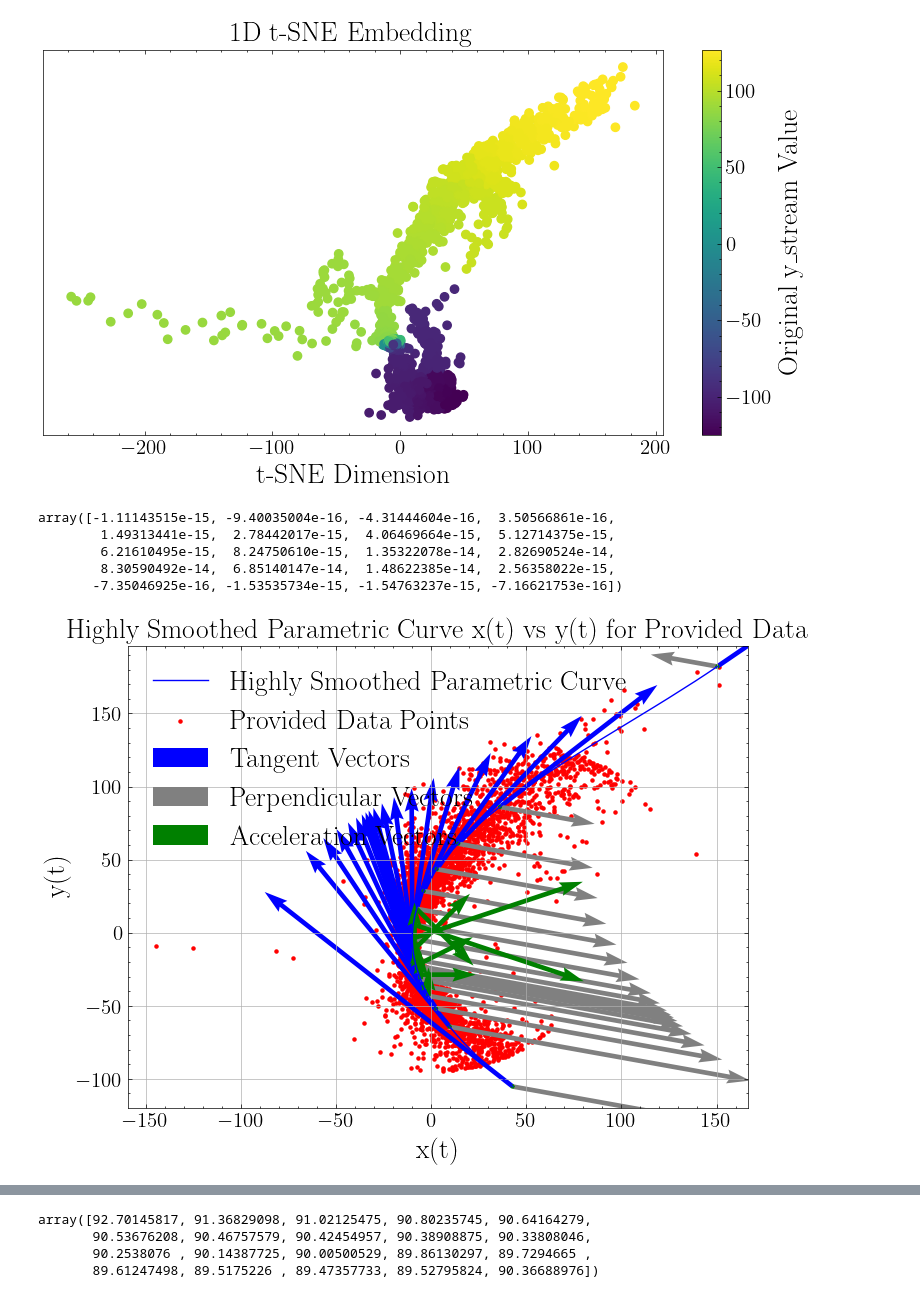
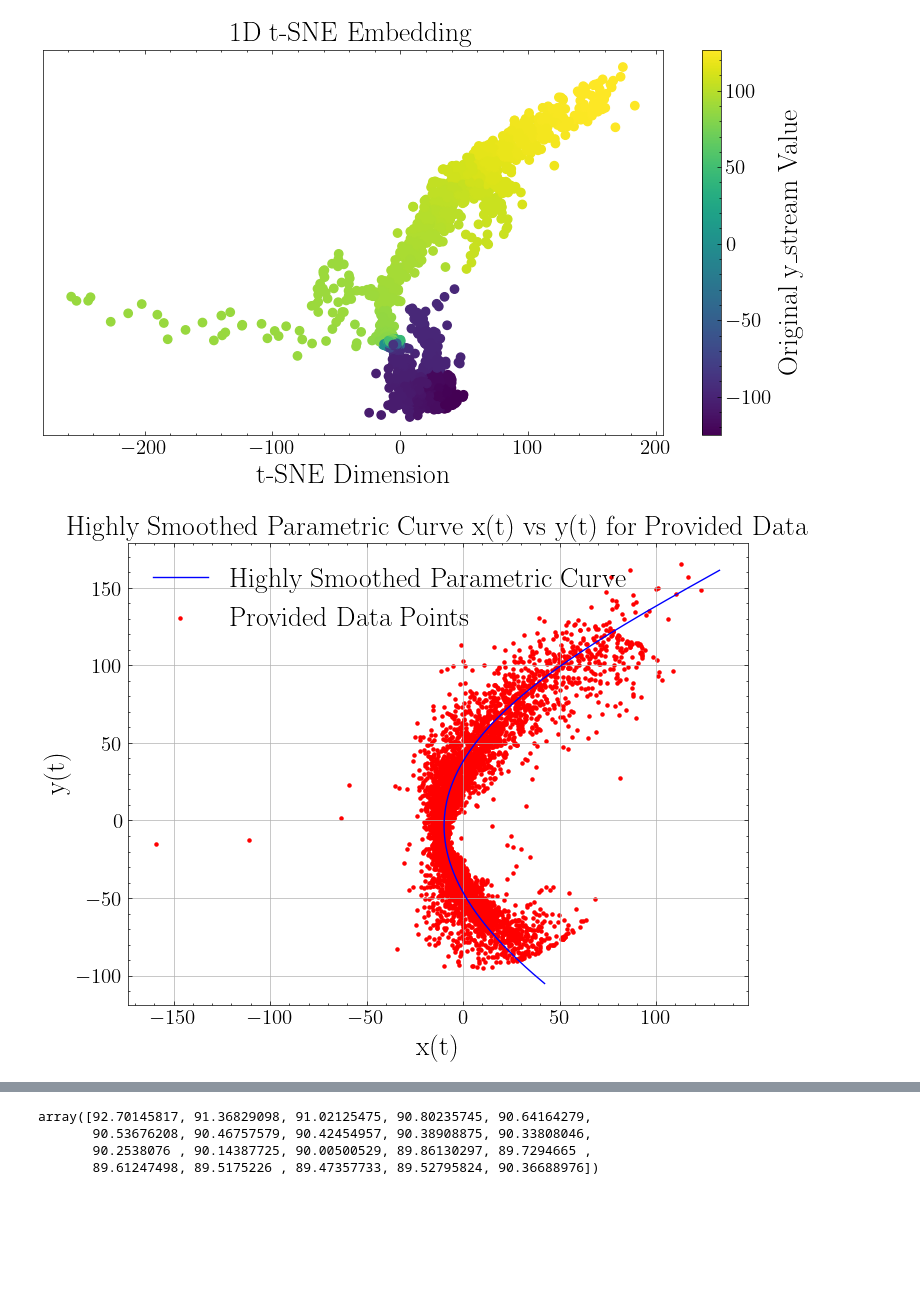
Before and after one commit to David-Chemaly/Nibaueur2023, a Jupyter notebook: stream_simulation.ipynb, the cells around one changed output, grey strips where cells are left out. Cells and saved outputs as stored; diff of their text form; code cells hidden in the pictures; blank space fills up the shorter version.

```diff
--- a/stream_simulation.ipynb
+++ b/stream_simulation.ipynb
@@ -362,14 +362,6 @@ plt.yticks([])
 plt.show()
 # %% [output]
 [figure]
-# %%
-acc_x
-# %% [output]
-array([-1.11143515e-15, -9.40035004e-16, -4.31444604e-16,  3.50566861e-16,
-        1.49313441e-15,  2.78442017e-15,  4.06469664e-15,  5.12714375e-15,
-        6.21610495e-15,  8.24750610e-15,  1.35322078e-14,  2.82690524e-14,
-        8.30590492e-14,  6.85140147e-14,  1.48622385e-14,  2.56358022e-15,
-       -7.35046925e-16, -1.53535734e-15, -1.54763237e-15, -7.16621753e-16])
 # %%
 # Try Scipy
 
@@ -408,46 +400,46 @@ x_dense_highly_smoothed = spline_x_highly_smoothed(t_sorted_pca)
 y_dense_highly_smoothed = spline_y_highly_smoothed(t_sorted_pca)
 z_dense_highly_smoothed = spline_y_highly_smoothed(t_sorted_pca)
 
 # Evaluating the highly smoothed seconde derivative splines for a dense set of t-values to plot the parametric curve
 less_dens = np.linspace(sorted_indices_pca.min(),sorted_indices_pca.max(),20).astype(int)
 dx_dense_highly_smoothed = dfx(t_sorted_pca)[less_dens]
 dy_dense_highly_smoothed = dfy(t_sorted_pca)[less_dens]
 
 ddx_dense_highly_smoothed = ddfx(t_sorted_pca)[less_dens]
 ddy_dense_highly_smoothed = ddfy(t_sorted_pca)[less_dens]
 
 # Evaluating acceleration of potential
 x_in = x_dense_highly_smoothed[less_dens] * u.kpc
 y_in = y_dense_highly_smoothed[less_dens] * u.kpc
 z_in = z_dense_highly_smoothed[less_dens] * u.kpc
 acc = halo.acceleration(x_in,y_in,z_in)
 acc_x = acc[0].to(u.km/u.s**2).value
 acc_y = acc[1].to(u.km/u.s**2).value
 
 # Plotting the highly smoothed parametric curve for the provided data
 plt.figure(figsize=(8, 6))
 plt.plot(x_dense_highly_smoothed, y_dense_highly_smoothed, '-b', label='Highly Smoothed Parametric Curve')
 plt.scatter(x_sorted_pca, y_sorted_pca, color='red', marker='o', label='Provided Data Points', s=5)
-plt.quiver(x_dense_highly_smoothed[less_dens],
-           y_dense_highly_smoothed[less_dens],
-           dx_dense_highly_smoothed,
-           dy_dense_highly_smoothed,
-           angles='xy', scale_units='xy', scale=0.01, color='blue', label='Tangent Vectors')
-plt.quiver(x_dense_highly_smoothed[less_dens],
-           y_dense_highly_smoothed[less_dens],
-           ddx_dense_highly_smoothed,
-           ddy_dense_highly_smoothed,
-           angles='xy', scale_units='xy', scale=0.0001, color='grey', label='Perpendicular Vectors')
-plt.quiver(x_dense_highly_smoothed[less_dens],
-           y_dense_highly_smoothed[less_dens],
-           acc_x,
-           acc_y,
-           angles='xy', scale_units='xy', scale=0.000000000000001, color='green', label='Acceleration Vectors')
+# plt.quiver(x_dense_highly_smoothed[less_dens],
+#            y_dense_highly_smoothed[less_dens],
+#            dx_dense_highly_smoothed,
+#            dy_dense_highly_smoothed,
+#            angles='xy', scale_units='xy', scale=0.01, color='blue', label='Tangent Vectors')
+# plt.quiver(x_dense_highly_smoothed[less_dens],
+#            y_dense_highly_smoothed[less_dens],
+#            ddx_dense_highly_smoothed,
+#            ddy_dense_highly_smoothed,
+#            angles='xy', scale_units='xy', scale=0.0001, color='grey', label='Perpendicular Vectors')
+# plt.quiver(x_dense_highly_smoothed[less_dens],
+#            y_dense_highly_smoothed[less_dens],
+#            acc_x,
+#            acc_y,
+#            angles='xy', scale_units='xy', scale=0.000000000000001, color='green', label='Acceleration Vectors')
 plt.xlabel('x(t)')
 plt.ylabel('y(t)')
 plt.legend()
 plt.title('Highly Smoothed Parametric Curve x(t) vs y(t) for Provided Data')
 plt.grid(True)
 plt.show()
 # %% [output]
-[figure, old version]
+[figure, new version]
```
Also changed, not shown: parts of 7 cells of this notebook.
